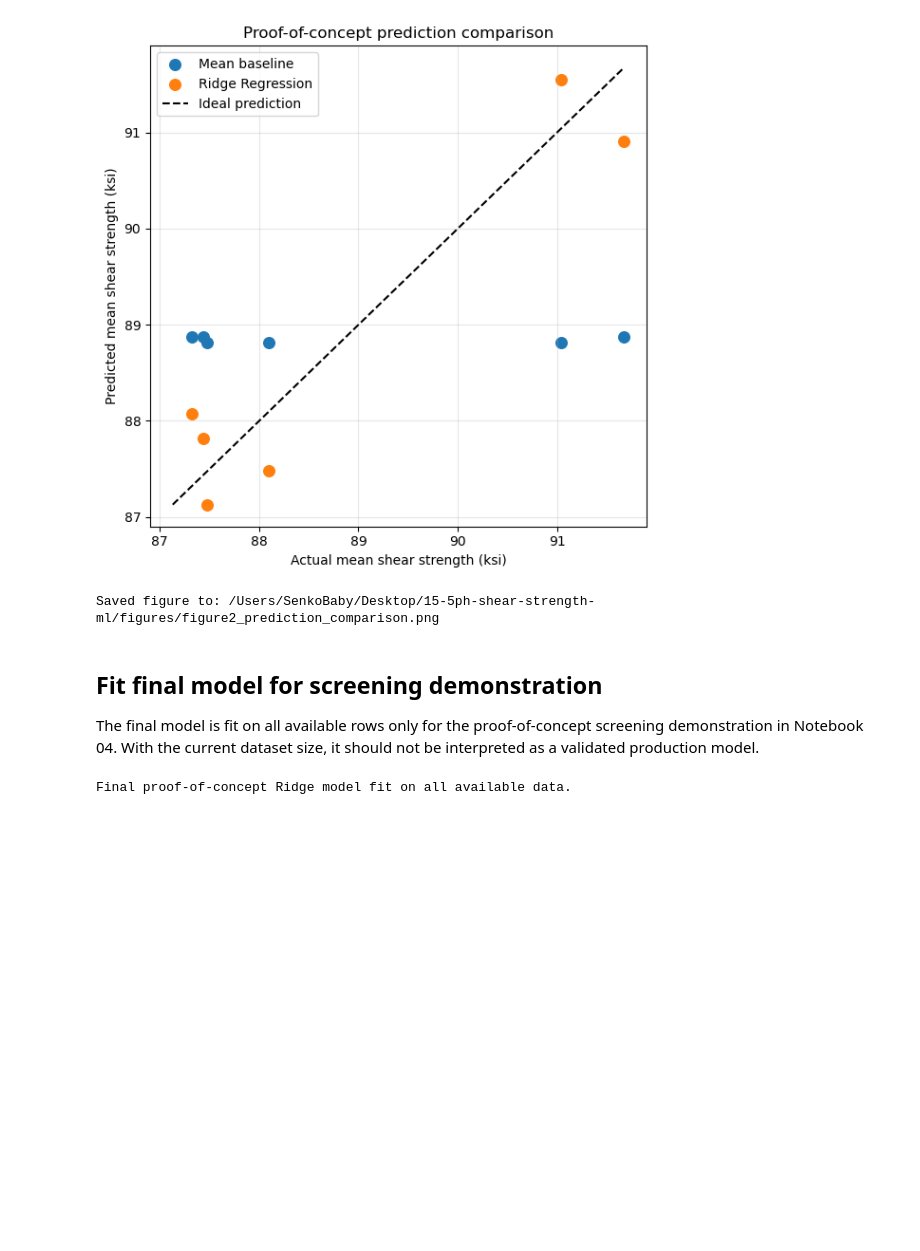
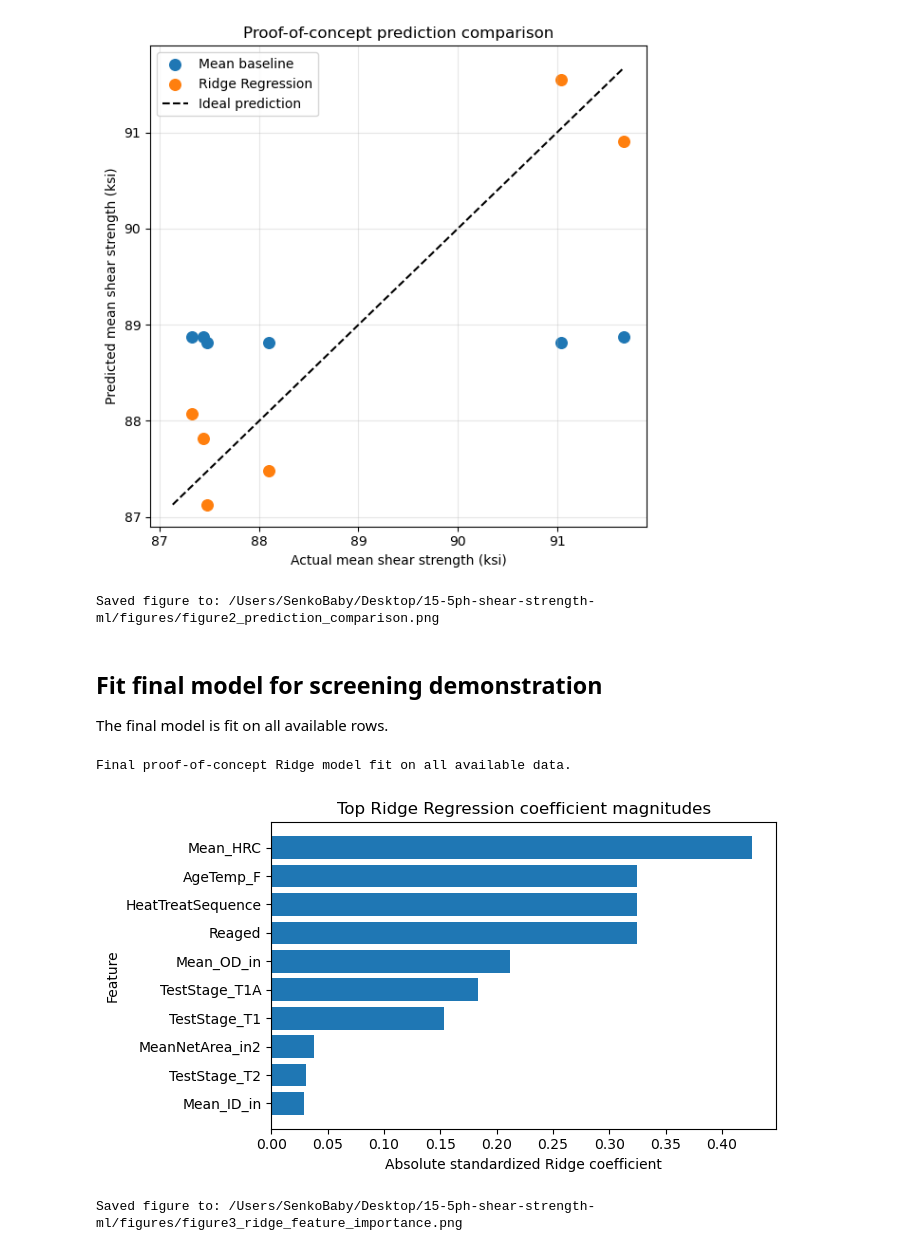
Before and after one commit to senkosteven14/15-5PH-shear-strength-ml, a Jupyter notebook: notebooks/03_modeling.ipynb, the cells around one changed output. Cells and saved outputs as stored; diff of their text form; code cells hidden in the pictures; blank space fills up the shorter version.

Commit message:
Added Figure 4, saved notebooks
Added Figure 4, saved notebooks

```diff
--- a/notebooks/03_modeling.ipynb
+++ b/notebooks/03_modeling.ipynb
@@ -227,9 +223,55 @@ Saved figure to: /Users/SenkoBaby/Desktop/15-5ph-shear-strength-ml/figures/figur
 # %% [markdown]
 ## Fit final model for screening demonstration
 
-The final model is fit on all available rows only for the proof-of-concept screening demonstration in Notebook 04. With the current dataset size, it should not be interpreted as a validated production model.
+The final model is fit on all available rows.
 # %%
 ridge_model.fit(X, y)
 print("Final proof-of-concept Ridge model fit on all available data.")
 # %% [output]
 Final proof-of-concept Ridge model fit on all available data.
+# %%
+# Ridge coefficient feature importance plot
+
+ridge_model.fit(X, y)
+
+# Get feature names after preprocessing
+feature_names = ridge_model.named_steps["preprocess"].get_feature_names_out()
+
+# Get Ridge coefficients
+ridge_coefficients = ridge_model.named_steps["model"].coef_
+
+# Build coefficient table
+coef_df = pd.DataFrame({
+    "Feature": feature_names,
+    "Coefficient": ridge_coefficients
+})
+
+coef_df["AbsCoefficient"] = coef_df["Coefficient"].abs()
+
+# Clean feature names for plotting
+coef_df["Feature"] = (
+    coef_df["Feature"]
+    .str.replace("num__", "", regex=False)
+    .str.replace("cat__", "", regex=False)
+)
+
+# Select top features
+top_coef = coef_df.sort_values("AbsCoefficient", ascending=False).head(10)
+
+# Plot
+plt.figure(figsize=(7, 4))
+plt.barh(top_coef["Feature"], top_coef["AbsCoefficient"])
+plt.xlabel("Absolute standardized Ridge coefficient")
+plt.ylabel("Feature")
+plt.title("Top Ridge Regression coefficient magnitudes")
+plt.gca().invert_yaxis()
+plt.tight_layout()
+
+figure_path = FIGURE_DIR / "figure3_ridge_feature_importance.png"
+plt.savefig(figure_path, dpi=300, bbox_inches="tight")
+plt.show()
+
+print(f"Saved figure to: {figure_path}")
+# %% [output]
+[figure, added]
+Saved figure to: /Users/SenkoBaby/Desktop/15-5ph-shear-strength-ml/figures/figure3_ridge_feature_importance.png
```
Also changed, not shown: parts of 3 cells of this notebook, 5 other files.
